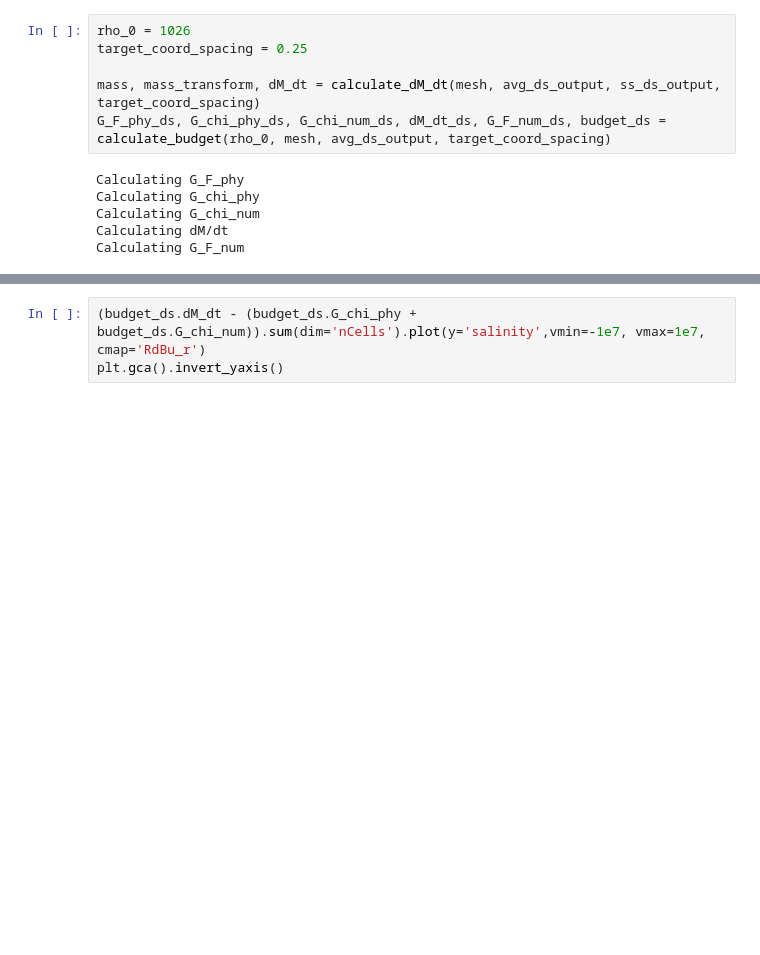
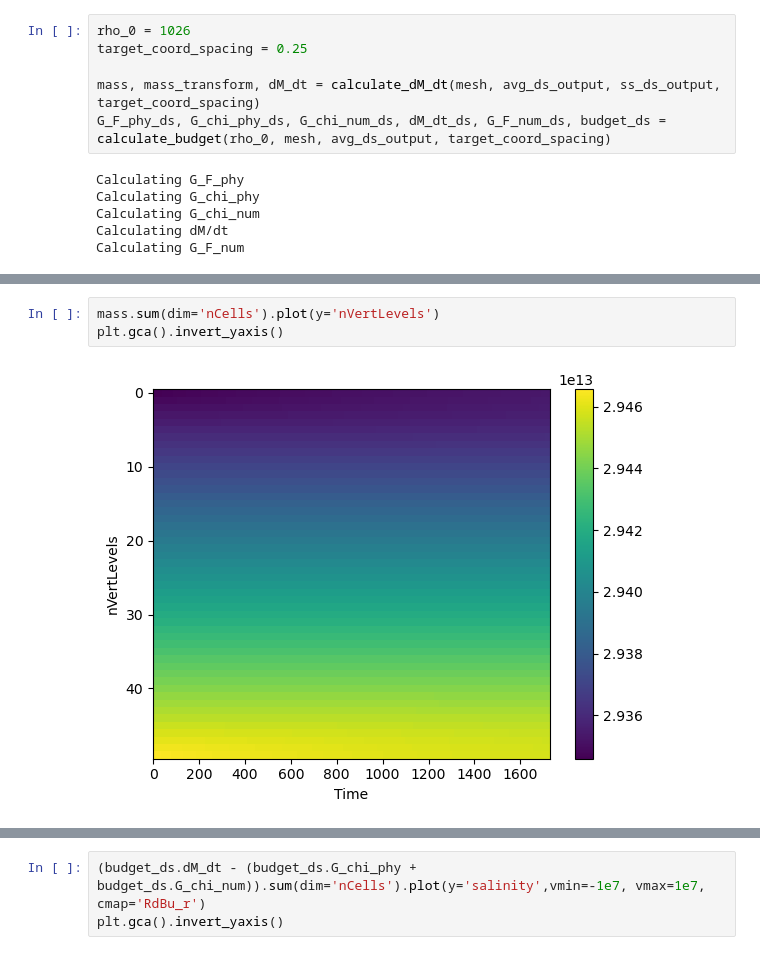
Before and after one commit to kailauyeda/WMT_DVD, a Jupyter notebook: bichan/analysis/preliminary_analysis.ipynb, the cells around one changed output, grey strips where cells are left out. Cells and saved outputs as stored; diff of their text form; blank space fills up the shorter version.

```diff
--- a/bichan/analysis/preliminary_analysis.ipynb
+++ b/bichan/analysis/preliminary_analysis.ipynb
@@ -893,0 +1030,5 @@ Calculating G_F_num
+# %%
+mass.sum(dim='nCells').plot(y='nVertLevels')
+plt.gca().invert_yaxis()
+# %% [output]
+[figure, added]
```
Also changed, not shown: parts of 13 cells of this notebook.
